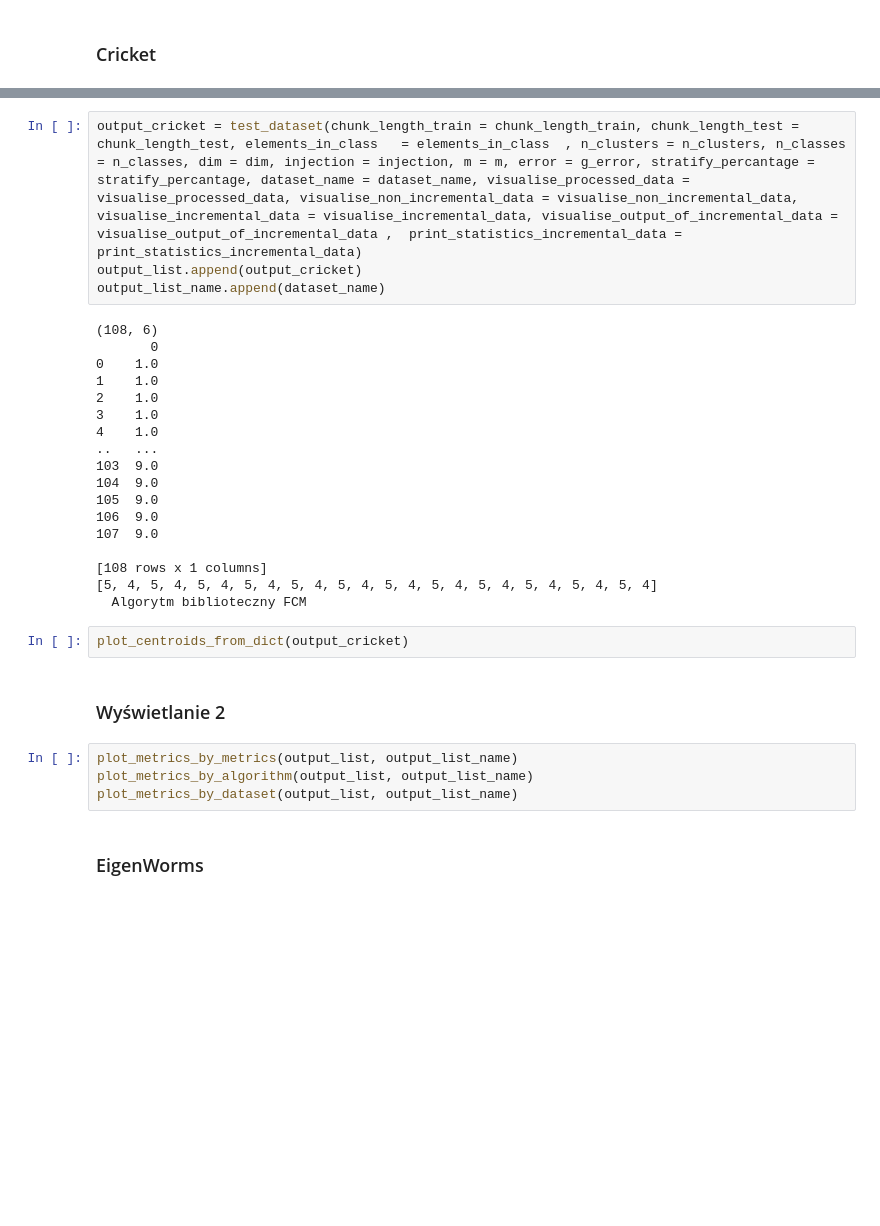
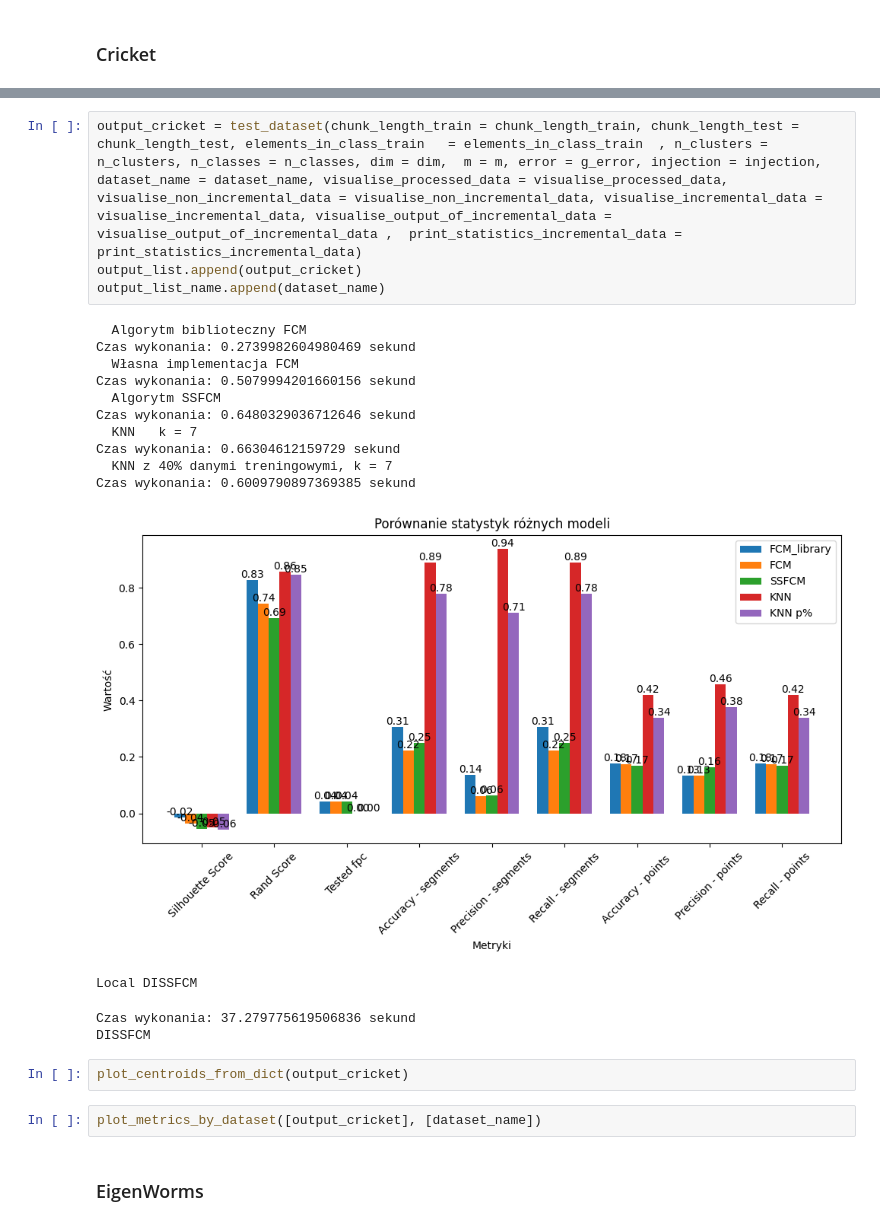
Before and after one commit to JakKepka/FuzzyClusteringAlgorithms, a Jupyter notebook: jupyter-notebooks/test_diffrent_dataset.ipynb, the cells around one changed output, grey strips where cells are left out. Saved outputs shown, nothing was run; the diff lists cells and outputs as text; blank space fills up the shorter version.

```diff
--- a/jupyter-notebooks/test_diffrent_dataset.ipynb
+++ b/jupyter-notebooks/test_diffrent_dataset.ipynb
@@ -89,35 +86,28 @@ visualise_incremental_data = False
 print_statistics_incremental_data = False
 visualise_output_of_incremental_data = False
 # %%
-output_cricket = test_dataset(chunk_length_train = chunk_length_train, chunk_length_test = chunk_length_test, elements_in_class   = elements_in_class  , n_clusters = n_clusters, n_classes = n_classes, dim = dim, injection = injection, m = m, error = g_error, stratify_percantage = stratify_percantage, dataset_name = dataset_name, visualise_processed_data = visualise_processed_data, visualise_non_incremental_data = visualise_non_incremental_data, visualise_incremental_data = visualise_incremental_data, visualise_output_of_incremental_data = visualise_output_of_incremental_data ,  print_statistics_incremental_data = print_statistics_incremental_data)
+output_cricket = test_dataset(chunk_length_train = chunk_length_train, chunk_length_test = chunk_length_test, elements_in_class_train   = elements_in_class_train  , n_clusters = n_clusters, n_classes = n_classes, dim = dim,  m = m, error = g_error, injection = injection, dataset_name = dataset_name, visualise_processed_data = visualise_processed_data, visualise_non_incremental_data = visualise_non_incremental_data, visualise_incremental_data = visualise_incremental_data, visualise_output_of_incremental_data = visualise_output_of_incremental_data ,  print_statistics_incremental_data = print_statistics_incremental_data)
 output_list.append(output_cricket)
 output_list_name.append(dataset_name)
 # %% [output]
-(108, 6)
-       0
-0    1.0
-1    1.0
-2    1.0
-3    1.0
-4    1.0
-..   ...
-103  9.0
-104  9.0
-105  9.0
-106  9.0
-107  9.0
-
-[108 rows x 1 columns]
-[5, 4, 5, 4, 5, 4, 5, 4, 5, 4, 5, 4, 5, 4, 5, 4, 5, 4, 5, 4, 5, 4, 5, 4]
   Algorytm biblioteczny FCM
+Czas wykonania: 0.2739982604980469 sekund
+  Własna implementacja FCM
+Czas wykonania: 0.5079994201660156 sekund
+  Algorytm SSFCM
+Czas wykonania: 0.6480329036712646 sekund
+  KNN   k = 7
+Czas wykonania: 0.66304612159729 sekund
+  KNN z 40% danymi treningowymi, k = 7
+Czas wykonania: 0.6009790897369385 sekund
+[figure, added]
+Local DISSFCM
+Czas wykonania: 37.279775619506836 sekund
+DISSFCM
 # %%
 plot_centroids_from_dict(output_cricket)
-# %% [markdown]
-### Wyświetlanie 2
-# %%
-plot_metrics_by_metrics(output_list, output_list_name)
-plot_metrics_by_algorithm(output_list, output_list_name)
-plot_metrics_by_dataset(output_list, output_list_name)
+# %%
+plot_metrics_by_dataset([output_cricket], [dataset_name])
 # %% [markdown]
 ### EigenWorms
 # %%
```
Also changed, not shown: parts of 38 cells of this notebook, 7 other files.
